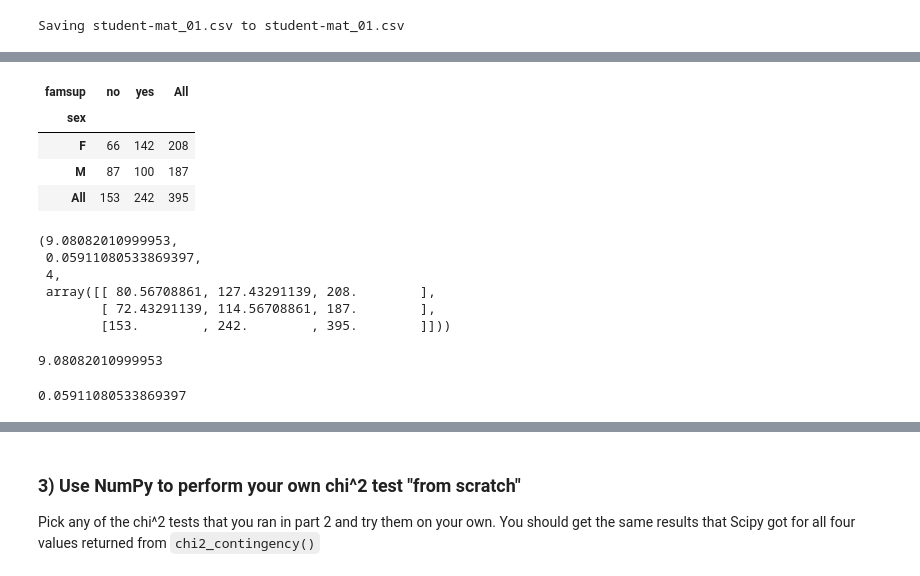
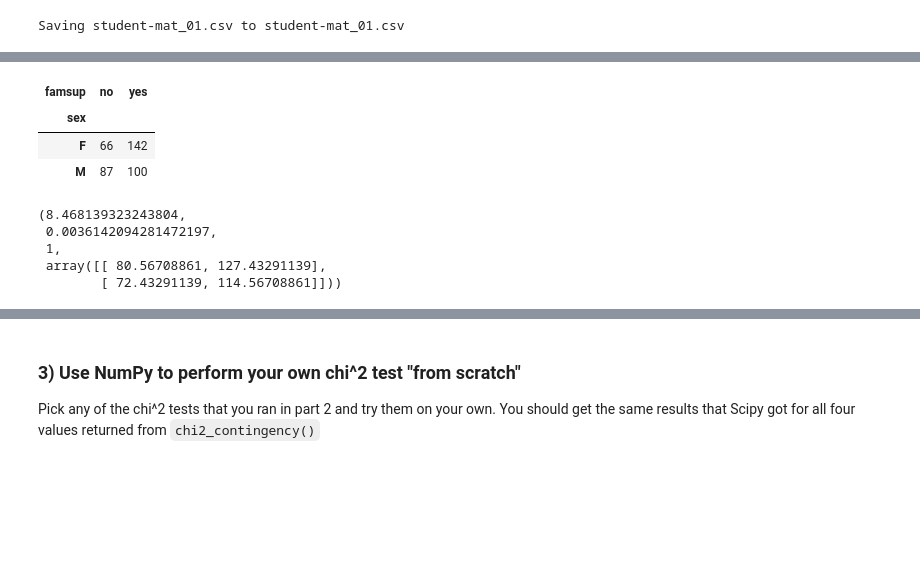
Before and after one commit to jadisiii/DS-Unit-1-Sprint-2-Statistics, a Jupyter notebook: Ray_Arbizu_LS_DS_122_Chi2_Tests_Assignment.ipynb, the cells around one changed output, grey strips where cells are left out. Cells and saved outputs as stored; diff of their text form; code cells hidden in the pictures; blank space fills up the shorter version.

```diff
--- a/Ray_Arbizu_LS_DS_122_Chi2_Tests_Assignment.ipynb
+++ b/Ray_Arbizu_LS_DS_122_Chi2_Tests_Assignment.ipynb
@@ -56,27 +39,18 @@ import scipy.stats as stats
 # %%
-xtab01 = pd.crosstab(students['sex'], students['famsup'], margins=True)
+# Your work here
+xtab01 = pd.crosstab(students['sex'], students['famsup'])
 
 xtab01
 # %% [output]
-| famsup | no | yes | All |
-| sex |  |  |  |
-| F | 66 | 142 | 208 |
-| M | 87 | 100 | 187 |
-| All | 153 | 242 | 395 |
+| famsup | no | yes |
+| sex |  |  |
+| F | 66 | 142 |
+| M | 87 | 100 |
 # %%
 stats.chi2_contingency(xtab01)
 # %% [output]
-(9.08082010999953,
- 0.05911080533869397,
- 4,
- array([[ 80.56708861, 127.43291139, 208.        ],
-        [ 72.43291139, 114.56708861, 187.        ],
-        [153.        , 242.        , 395.        ]]))
+(8.468139323243804,
+ 0.0036142094281472197,
+ 1,
+ array([[ 80.56708861, 127.43291139],
+        [ 72.43291139, 114.56708861]]))
-# %%
-stats.chi2_contingency(xtab01)[0]
-# %% [output]
-9.08082010999953
-# %%
-stats.chi2_contingency(xtab01)[1]
-# %% [output]
-0.05911080533869397
```
Also changed, not shown: parts of 36 cells of this notebook.
